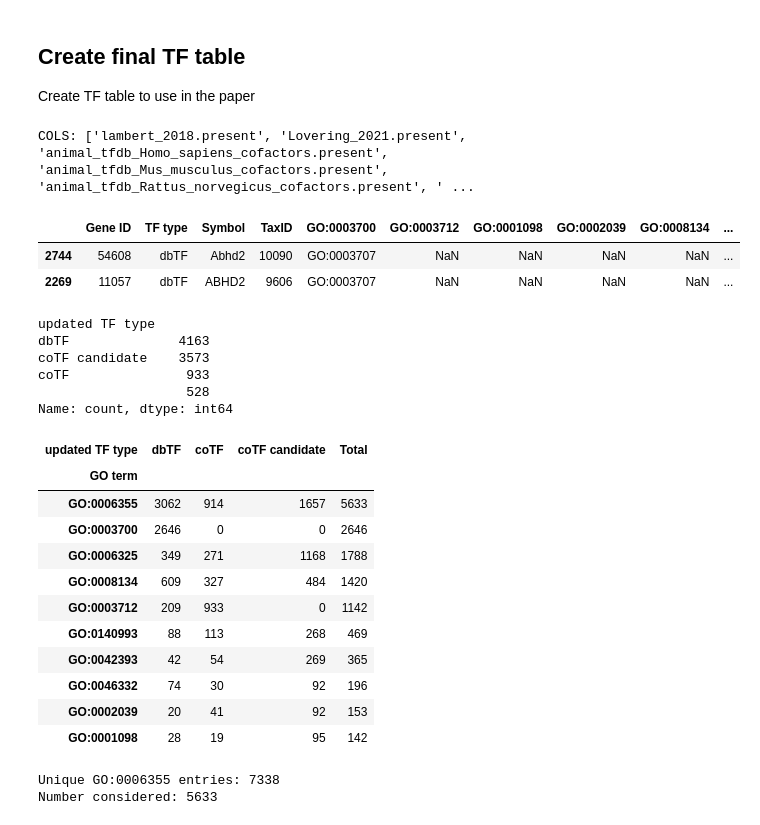
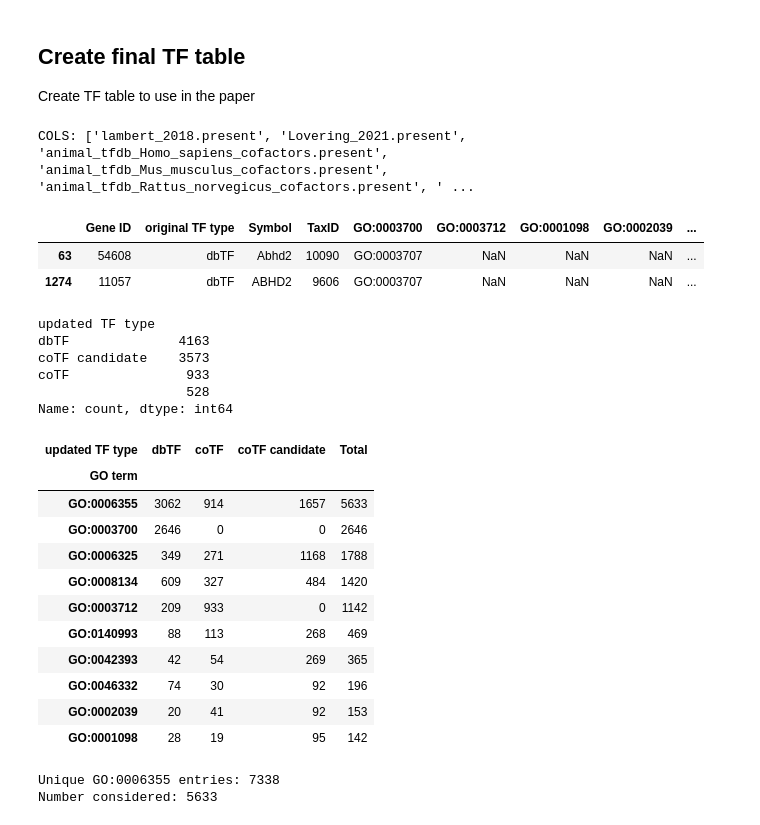
Before and after one commit to Rbbt-Workflows/ExTRI2, a Jupyter notebook: scripts/preprocessing/get_NCBI_TF_IDs.ipynb, the cells around one changed output. Cells and saved outputs as stored; diff of their text form; code cells hidden in the pictures.

```diff
--- a/scripts/preprocessing/get_NCBI_TF_IDs.ipynb
+++ b/scripts/preprocessing/get_NCBI_TF_IDs.ipynb
@@ -486,16 +485,10 @@ TFs_df = pd.concat([TFs_df, pd.DataFrame([{
     'updated TF type': "dbTF",
 } for complex in ['AP1', 'NFKB']])], ignore_index=True)
 
-# --- CLEAN UP & SAVE ---
+# Change TF_type by "original TF type"
+TFs_df.rename(columns={"TF type": "original TF type"}, inplace=True)
 
-# Create column if in ExTRI2 dataset
-# TODO - See where do I use the "In ExTRI2" column. Can I create it solely for analysis? Is it needed for anything else?
-# paper_ExTRI2_path       = paper_tables_path + 'ExTRI2_final_resource.tsv.gz'
-# ExTRI2_df = pd.read_csv(paper_ExTRI2_path, sep="\t", dtype='str')
-# geneIDs_in_ExTRI2 = {id for col in ['TF Id', 'TG Id'] for ids in ExTRI2_df[col].unique() for id in ids.split(';')}
-# TFs_df["In ExTRI2"] = TFs_df['Gene ID'].isin(geneIDs_in_ExTRI2)
-
-# Add orthologs information
+# --- ADD ORTHOLOGS INFORMATION ---
 all_orthologs_df = pd.read_csv(all_orthologs_path, sep="\t", dtype='str').set_index('Gene_ID')
 TFs_df['human_gene_ID']     = TFs_df['Gene ID'].map(all_orthologs_df['unique_human_gene_ID'])
 TFs_df['human_symbol']      = TFs_df['Gene ID'].map(all_orthologs_df['unique_human_gene_symbol'])
@@ -509,37 +502,38 @@ TFs_df.loc[m_human, 'human_symbol']  = TFs_df.loc[m_human, 'Symbol']
 # Assertions
 assert len(TFs_df) == len(set(TFs_df['Gene ID'])), "There are duplicated Gene IDs in the TFs_df"
 
+# -- CLEAN UP & SAVE ---
 # Sort rows
 order = ["dbTF", "coTF", "coTF candidate", ""]
 TFs_df["updated TF type"] = pd.Categorical(TFs_df["updated TF type"], categories=order, ordered=True)
 TFs_df = TFs_df.sort_values(by=['updated TF type', 'human_symbol', 'TaxID'], ascending=[True, True, True])
 
 # Save the complete dataset
 TFs_df.to_csv(all_TFs_path, sep="\t", index=False)
 
 # --- SHOW STATS ---
 pd.set_option('display.max_columns', None)
 display(TFs_df.head(2))
 display(TFs_df['updated TF type'].value_counts(dropna=False))
 
 # Show updated TF types per GO term
 summary = (
     TFs_df
     .melt(id_vars="updated TF type", value_vars=[c for c in TFs_df.columns if c.startswith("GO:")],
           var_name="GO term", value_name="present")
     .assign(present=lambda d: d["present"].notna())
     .query("present == True")
     .groupby(["GO term", "updated TF type"], observed=True)
     .size()
     .unstack(fill_value=0)       # columns = updated TF type
 )
 summary["Total"] = summary.sum(axis=1)
 display(summary.sort_values("Total", ascending=False))
 # %% [output]
 COLS: ['lambert_2018.present', 'Lovering_2021.present', 'animal_tfdb_Homo_sapiens_cofactors.present', 'animal_tfdb_Mus_musculus_cofactors.present', 'animal_tfdb_Rattus_norvegicus_cofactors.present', ' ...
-|  | Gene ID | TF type | Symbol | TaxID | GO:0003700 | GO:0003712 | GO:0001098 | GO:0002039 | GO:0008134 | ... |
-| 2744 | 54608 | dbTF | Abhd2 | 10090 | GO:0003707 | NaN | NaN | NaN | NaN | ... |
-| 2269 | 11057 | dbTF | ABHD2 | 9606 | GO:0003707 | NaN | NaN | NaN | NaN | ... |
+|  | Gene ID | original TF type | Symbol | TaxID | GO:0003700 | GO:0003712 | GO:0001098 | GO:0002039 | ... |
+| 63 | 54608 | dbTF | Abhd2 | 10090 | GO:0003707 | NaN | NaN | NaN | ... |
+| 1274 | 11057 | dbTF | ABHD2 | 9606 | GO:0003707 | NaN | NaN | NaN | ... |
 updated TF type
 dbTF              4163
 coTF candidate    3573
```
Also changed, not shown: parts of 1 cell of this notebook, 9 other files.
